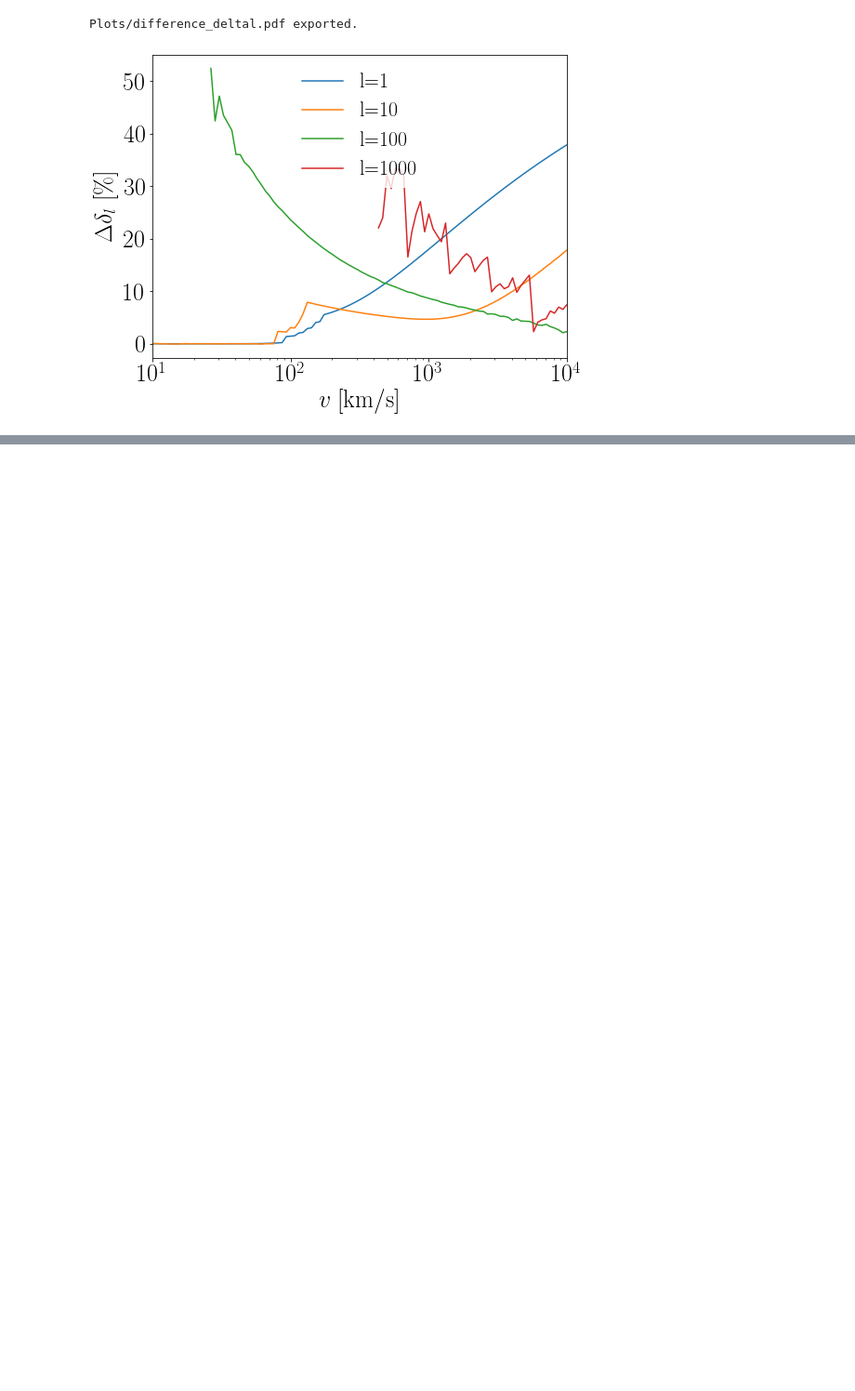
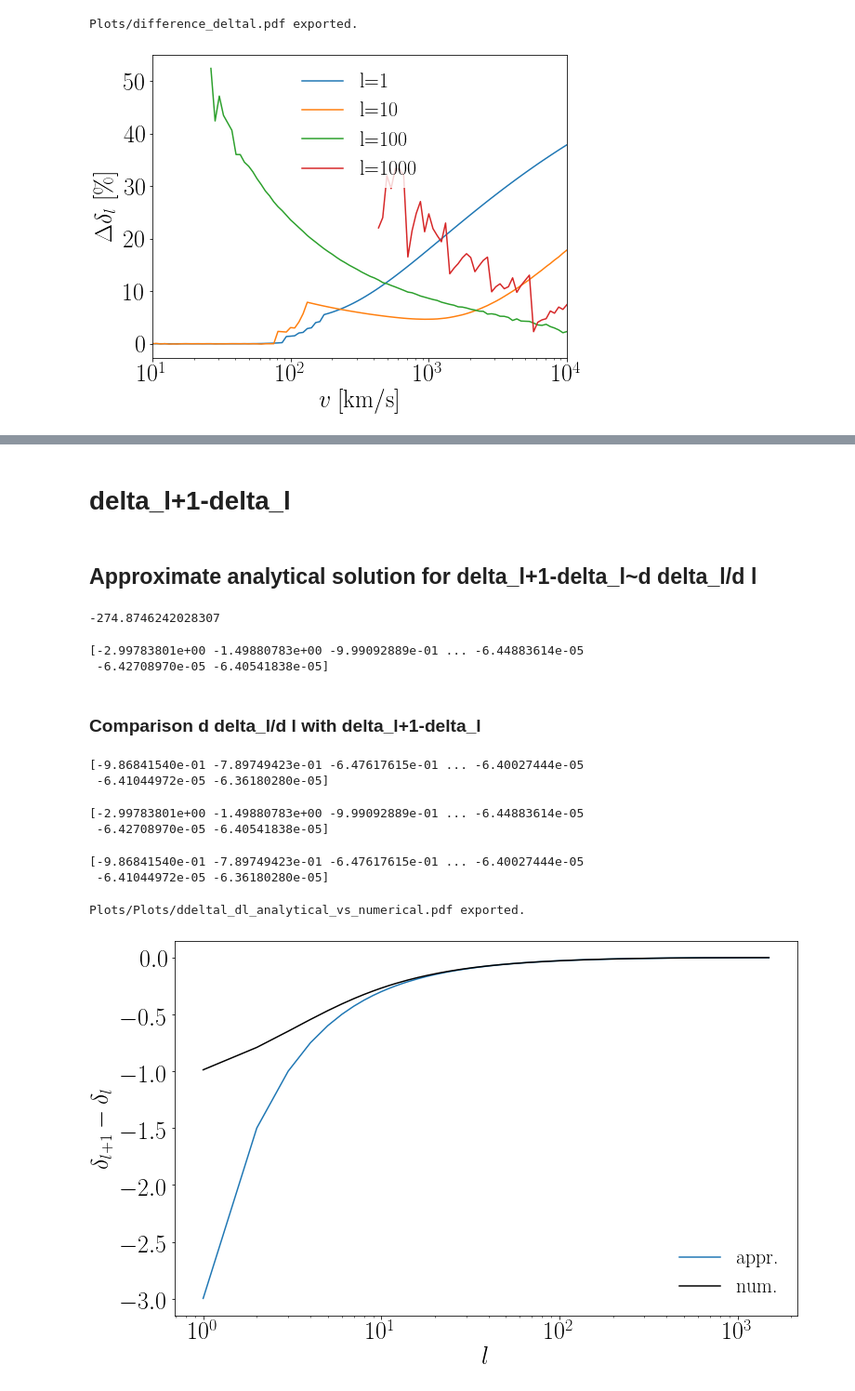
Before and after one commit to LauraSagunski/Self-interaction-cross-section, a Jupyter notebook: Integral_deltal.ipynb, the cells around one changed output, grey strips where cells are left out. Shown: that part at 93% size. Cells and saved outputs as stored; diff of their text form; code cells hidden in the pictures; blank space fills up the shorter version.

```diff
--- a/Integral_deltal.ipynb
+++ b/Integral_deltal.ipynb
@@ -271,0 +394,79 @@ Plots/difference_deltal.pdf exported.
+# %% [markdown]
+# delta_l+1-delta_l
+# %% [markdown]
+## Approximate analytical solution for delta_l+1-delta_l~d delta_l/d l
+# %%
+def ddeltal_dl_appr(potential,alphaX,mX,mphi,l,v):
+    if potential=='attractive':
+        prefactor=+1.
+    elif potential=='repulsive':
+        prefactor=-1.
+    #_____Variables_____
+    a=(v/c)/(2*alphaX)
+    b=alphaX*(mX/mphi)
+    #_____ddeltal_dl_appr_____
+    ddeltal_dl_appr=(-1.)*prefactor*(1./(2.*a**2.*b*hbar**2.))*kn(1.,l/(a*b))
+    return ddeltal_dl_appr
+
+potential='attractive' #['attractive','repulsive']:
+alphaX=10.**(-2.)
+mX=200 #GeV
+mphi=10**(-3.) #GeV.
+l=1
+v=10 #km/s
+print(ddeltal_dl_appr(potential,alphaX,mX,mphi,l,v))
+# %% [output]
+-274.8746242028307
+# %%
+#Parameters from Fig.2 in Sean's paper 1302.3898. mX=200 GeV, mphi=1 MeV=10**(-3) GeV, alphaX=10**(-2), v=1000 km/s.
+potential='attractive' #['attractive','repulsive']:
+alphaX=10.**(-2.)
+mX=200 #GeV
+mphi=10**(-3.) #GeV.
+v=1000. #km/s
+ddeltal_dl_apprvals=np.array([ddeltal_dl_appr(potential,alphaX,mX,mphi,l,v) for l in range(1,len(lvals)-1)])
+print(ddeltal_dl_apprvals)
+# %% [output]
+[-2.99783801e+00 -1.49880783e+00 -9.99092889e-01 ... -6.44883614e-05
+ -6.42708970e-05 -6.40541838e-05]
+# %% [markdown]
+### Comparison d delta_l/d l with delta_l+1-delta_l
+# %%
+ddeltal_dl_vals=[]
+for l in range(1,len(lvals)-1):
+    ddeltal_dl=deltaldata[l+1]-deltaldata[l]
+    epsilon=1.
+    if ddeltal_dl>1.:
+        ddeltal_dl=ddeltal_dl-np.pi #2*np.pi/2.
+        #print(ddeltal_dl)
+    ddeltal_dl_vals.append(ddeltal_dl)
+ddeltal_dl_vals=np.array(ddeltal_dl_vals)
+print(ddeltal_dl_vals)
+# %% [output]
+[-9.86841540e-01 -7.89749423e-01 -6.47617615e-01 ... -6.40027444e-05
+ -6.41044972e-05 -6.36180280e-05]
+# %%
+print(ddeltal_dl_apprvals)
+# %% [output]
+[-2.99783801e+00 -1.49880783e+00 -9.99092889e-01 ... -6.44883614e-05
+ -6.42708970e-05 -6.40541838e-05]
+# %%
+print(ddeltal_dl_vals)
+# %% [output]
+[-9.86841540e-01 -7.89749423e-01 -6.47617615e-01 ... -6.40027444e-05
+ -6.41044972e-05 -6.36180280e-05]
+# %%
+pl.figure(figsize=(12,12/goldenratio)) #Sophia's plot size.
+pl.plot([l for l in range(1,len(lvals)-1)],ddeltal_dl_apprvals,'-',label='appr.')
+pl.plot([l for l in range(1,len(lvals)-1)],ddeltal_dl_vals,'-',color='black',label='num.')
+
+pl.xscale('log')
+pl.xlabel(r'$l$',fontsize=fontsize)
+pl.ylabel(r'$\delta_{l+1}-\delta_{l}$',fontsize=fontsize)
+pl.legend(loc='lower right',edgecolor='white',fontsize=legendfontsize)
+pl.savefig('Plots/ddeltal_dl_analytical_vs_numerical.pdf',bbox_inches='tight')
+print('Plots/ddeltal_dl_analytical_vs_numerical.pdf exported.')
+pl.show()
+# %% [output]
+Plots/Plots/ddeltal_dl_analytical_vs_numerical.pdf exported.
+[figure, added]
```
Also changed, not shown: parts of 34 cells of this notebook.
